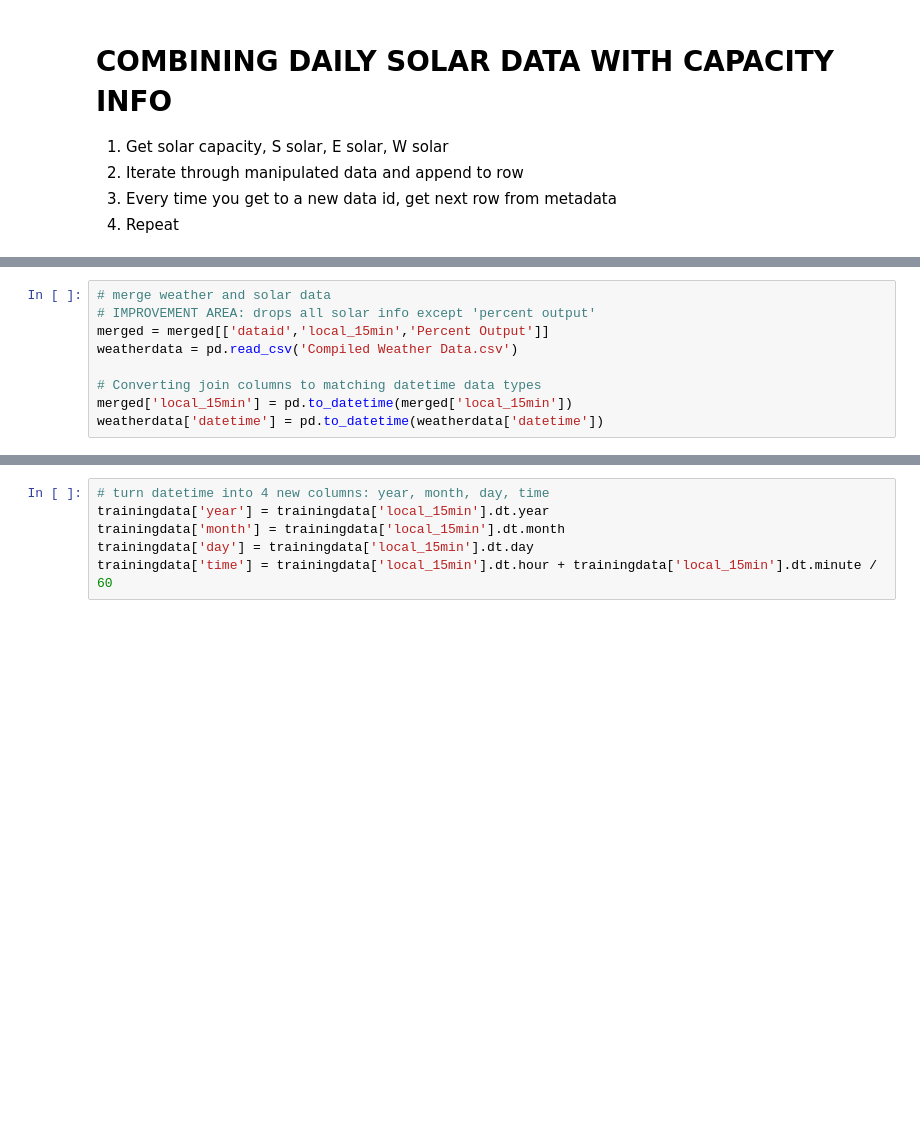
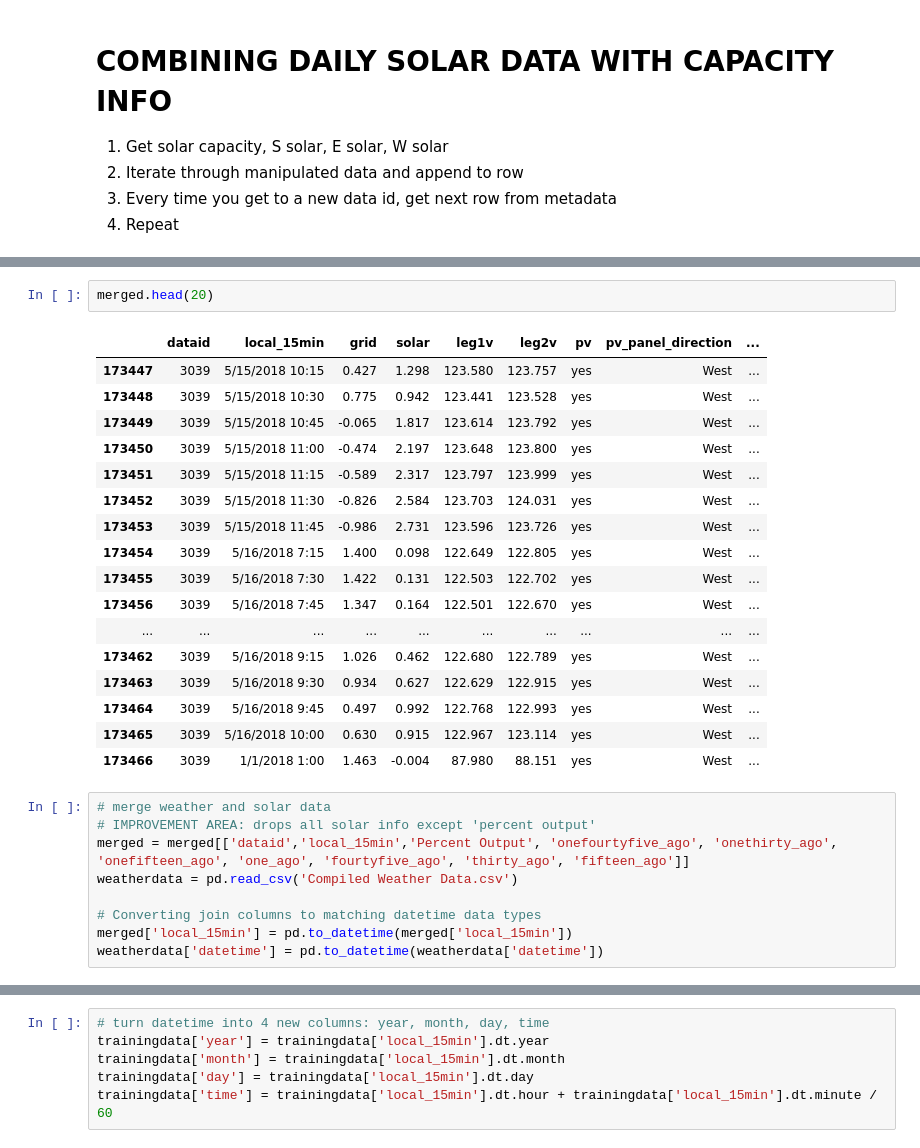
Before and after one commit to manthanand/SeniorDesign, a Jupyter notebook: Solar Forecasting/Data Cleaning.ipynb, the cells around one changed output, grey strips where cells are left out. Cells and saved outputs as stored; diff of their text form; blank space fills up the shorter version.

```diff
--- a/Solar Forecasting/Data Cleaning.ipynb
+++ b/Solar Forecasting/Data Cleaning.ipynb
@@ -66,7 +106,27 @@ merged.head()
+# %%
+merged.head(20)
+# %% [output]
+|  | dataid | local_15min | grid | solar | leg1v | leg2v | pv | pv_panel_direction | ... |
+| 173447 | 3039 | 5/15/2018 10:15 | 0.427 | 1.298 | 123.580 | 123.757 | yes | West | ... |
+| 173448 | 3039 | 5/15/2018 10:30 | 0.775 | 0.942 | 123.441 | 123.528 | yes | West | ... |
+| 173449 | 3039 | 5/15/2018 10:45 | -0.065 | 1.817 | 123.614 | 123.792 | yes | West | ... |
+| 173450 | 3039 | 5/15/2018 11:00 | -0.474 | 2.197 | 123.648 | 123.800 | yes | West | ... |
+| 173451 | 3039 | 5/15/2018 11:15 | -0.589 | 2.317 | 123.797 | 123.999 | yes | West | ... |
+| 173452 | 3039 | 5/15/2018 11:30 | -0.826 | 2.584 | 123.703 | 124.031 | yes | West | ... |
+| 173453 | 3039 | 5/15/2018 11:45 | -0.986 | 2.731 | 123.596 | 123.726 | yes | West | ... |
+| 173454 | 3039 | 5/16/2018 7:15 | 1.400 | 0.098 | 122.649 | 122.805 | yes | West | ... |
+| 173455 | 3039 | 5/16/2018 7:30 | 1.422 | 0.131 | 122.503 | 122.702 | yes | West | ... |
+| 173456 | 3039 | 5/16/2018 7:45 | 1.347 | 0.164 | 122.501 | 122.670 | yes | West | ... |
+| ... | ... | ... | ... | ... | ... | ... | ... | ... | ... |
+| 173462 | 3039 | 5/16/2018 9:15 | 1.026 | 0.462 | 122.680 | 122.789 | yes | West | ... |
+| 173463 | 3039 | 5/16/2018 9:30 | 0.934 | 0.627 | 122.629 | 122.915 | yes | West | ... |
+| 173464 | 3039 | 5/16/2018 9:45 | 0.497 | 0.992 | 122.768 | 122.993 | yes | West | ... |
+| 173465 | 3039 | 5/16/2018 10:00 | 0.630 | 0.915 | 122.967 | 123.114 | yes | West | ... |
+| 173466 | 3039 | 1/1/2018 1:00 | 1.463 | -0.004 | 87.980 | 88.151 | yes | West | ... |
 # %%
 # merge weather and solar data
 # IMPROVEMENT AREA: drops all solar info except 'percent output'
-merged = merged[['dataid','local_15min','Percent Output']]
+merged = merged[['dataid','local_15min','Percent Output', 'onefourtyfive_ago', 'onethirty_ago', 'onefifteen_ago', 'one_ago', 'fourtyfive_ago', 'thirty_ago', 'fifteen_ago']]
 weatherdata = pd.read_csv('Compiled Weather Data.csv')
 
 # Converting join columns to matching datetime data types
```
Also changed, not shown: parts of 18 cells of this notebook, 4 other files.
